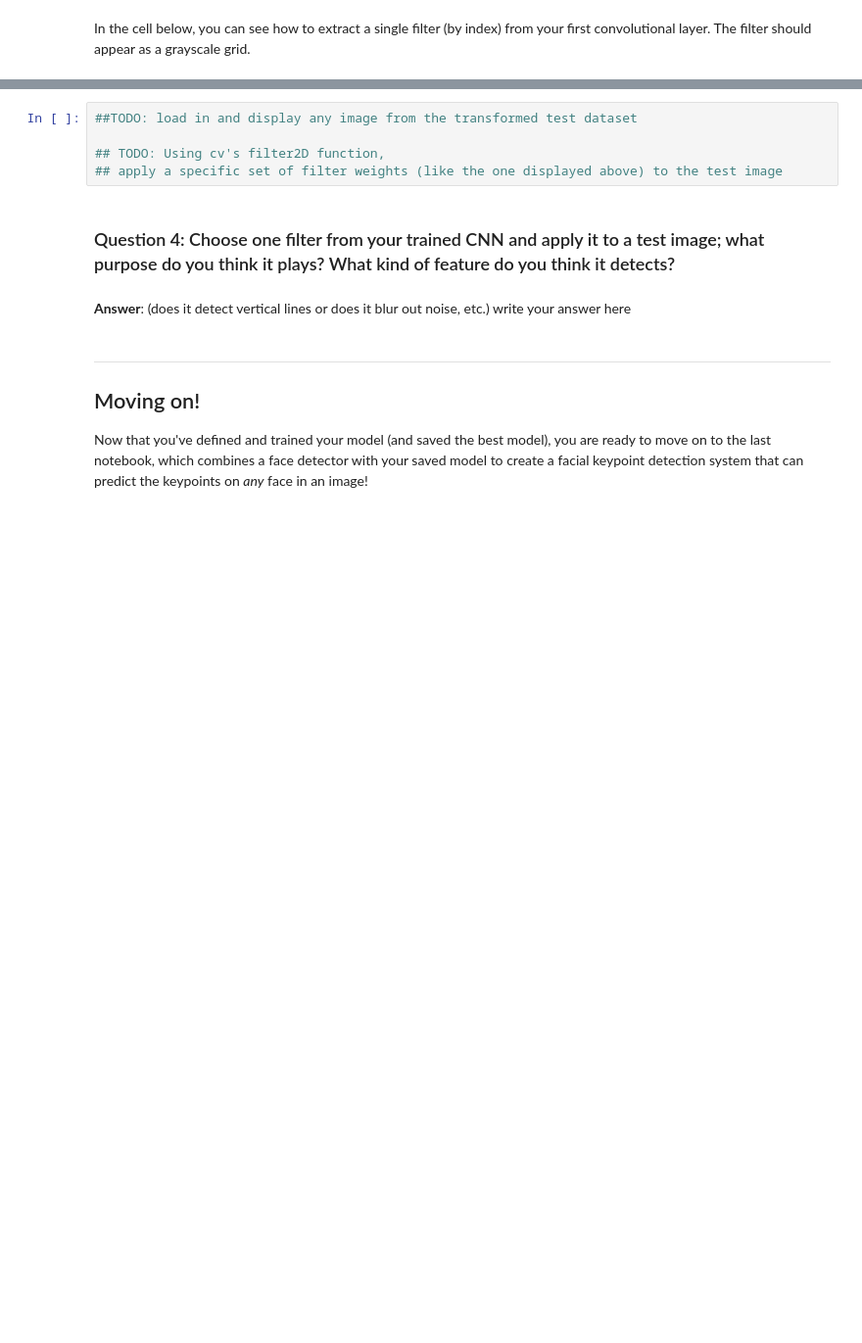
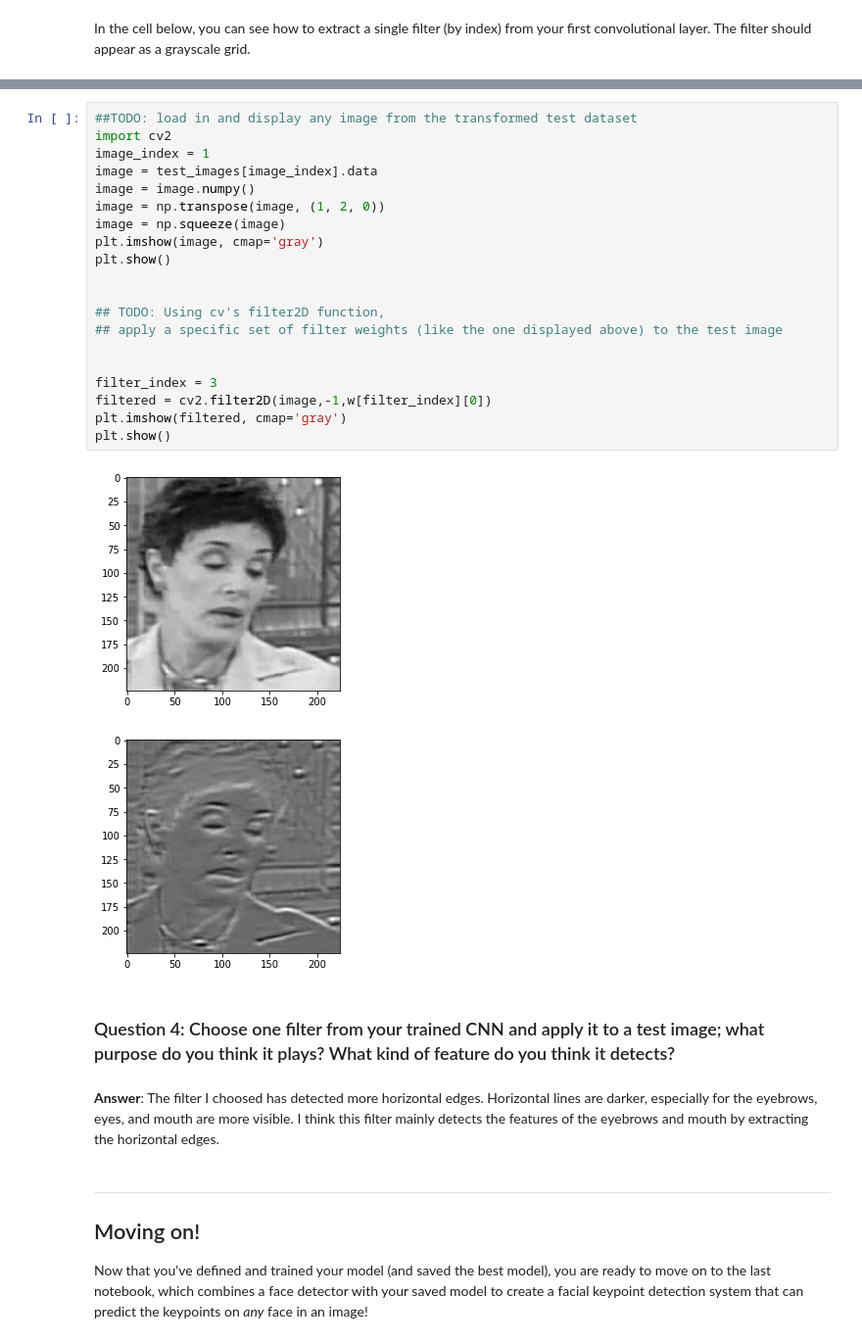
Before and after one commit to DeepFall/myud_cvnd, a Jupyter notebook: 2. Define the Network Architecture.ipynb, the cells around one changed output, grey strips where cells are left out. Shown at 98% size. Saved outputs shown, nothing was run; the diff lists cells and outputs as text; blank space fills up the shorter version.

```diff
--- a/2. Define the Network Architecture.ipynb
+++ b/2. Define the Network Architecture.ipynb
@@ -505,13 +509,31 @@ Next, choose a test image and filter it with one of the convolutional kernels in
 ---
 # %%
 ##TODO: load in and display any image from the transformed test dataset
+import cv2
+image_index = 1
+image = test_images[image_index].data
+image = image.numpy()
+image = np.transpose(image, (1, 2, 0))
+image = np.squeeze(image)
+plt.imshow(image, cmap='gray')
+plt.show()
+
 
 ## TODO: Using cv's filter2D function,
 ## apply a specific set of filter weights (like the one displayed above) to the test image
+
+
+filter_index = 3
+filtered = cv2.filter2D(image,-1,w[filter_index][0])
+plt.imshow(filtered, cmap='gray')
+plt.show()
+# %% [output]
+[figure, added]
+[figure, added]
 # %% [markdown]
 ### Question 4: Choose one filter from your trained CNN and apply it to a test image; what purpose do you think it plays? What kind of feature do you think it detects?
-# %% [markdown]
-**Answer**: (does it detect vertical lines or does it blur out noise, etc.) write your answer here
+# %% [markdown]
+**Answer**: The filter I choosed has detected more horizontal edges. Horizontal lines are darker, especially for the eyebrows, eyes, and mouth are more visible. I think this filter mainly detects the features of the eyebrows and mouth by extracting the horizontal edges.
 # %% [markdown]
 ---
 ## Moving on!
```
Also changed, not shown: parts of 15 cells of this notebook, 3 other files.
